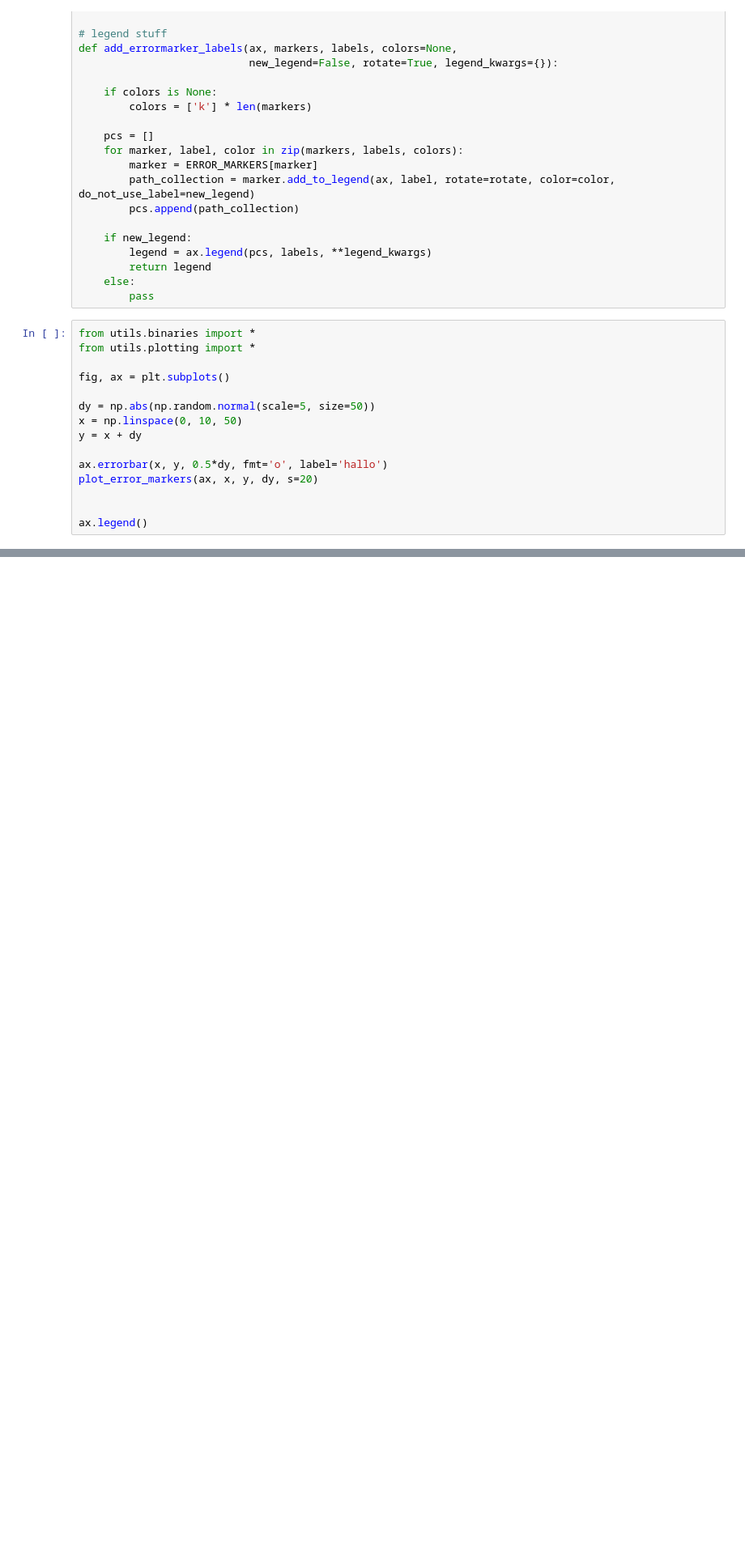
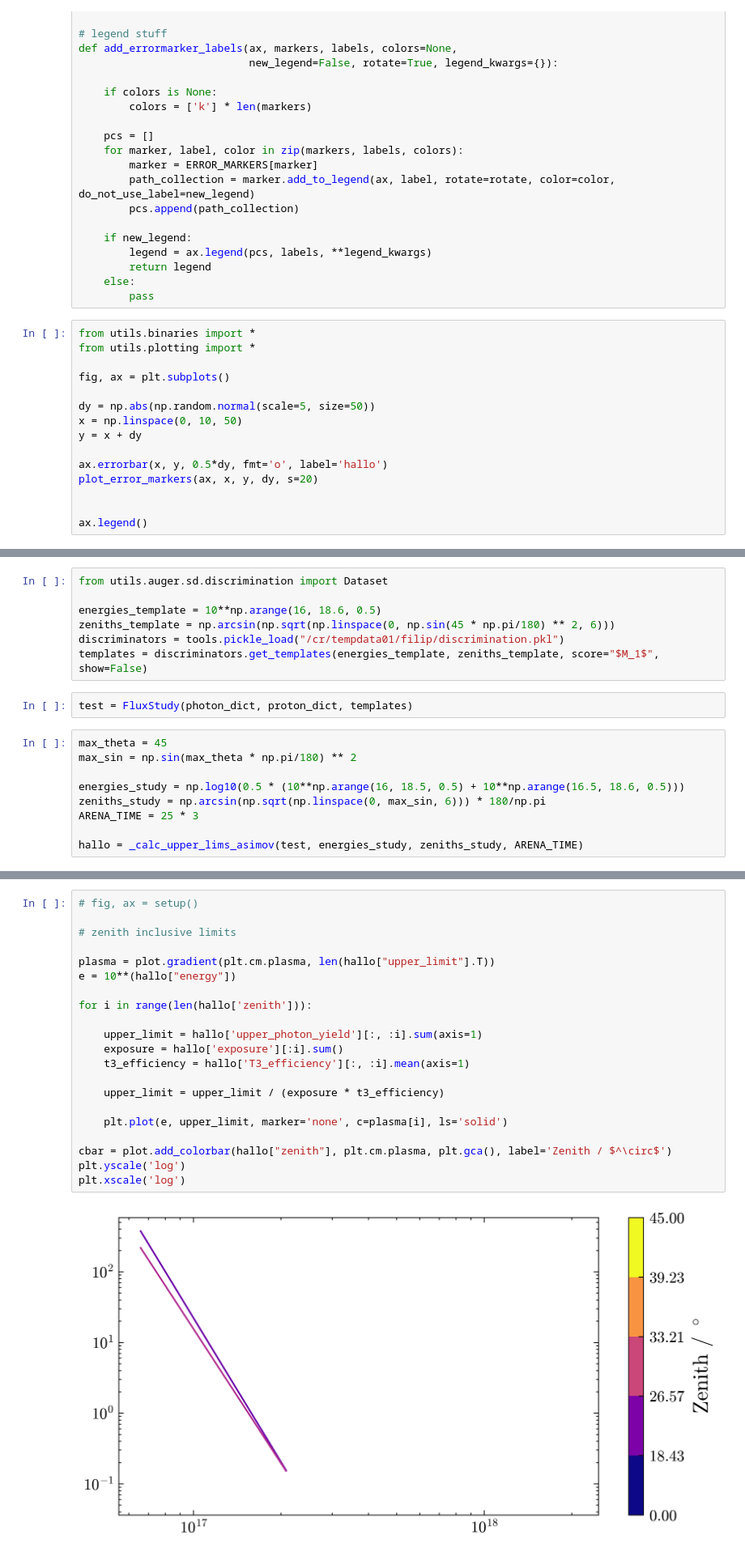
Before and after one commit to Quizznor/thesis-binaries, a Jupyter notebook: test_utils.ipynb, the cells around one changed output, grey strips where cells are left out. Shown at 81% size. Saved outputs shown, nothing was run; the diff lists cells and outputs as text; blank space fills up the shorter version.

```diff
--- a/test_utils.ipynb
+++ b/test_utils.ipynb
@@ -310,0 +474,18 @@ test = get_templates(data, 10**np.arange(16.5, 18.6, 0.5), np.linspace(0, np.pi/
+# %%
+from utils.auger.sd.discrimination import Dataset
+
+energies_template = 10**np.arange(16, 18.6, 0.5)
+zeniths_template = np.arcsin(np.sqrt(np.linspace(0, np.sin(45 * np.pi/180) ** 2, 6)))
+discriminators = tools.pickle_load("/cr/tempdata01/filip/discrimination.pkl")
+templates = discriminators.get_templates(energies_template, zeniths_template, score="$M_1$", show=False)
+# %%
+test = FluxStudy(photon_dict, proton_dict, templates)
+# %%
+max_theta = 45
+max_sin = np.sin(max_theta * np.pi/180) ** 2
+
+energies_study = np.log10(0.5 * (10**np.arange(16, 18.5, 0.5) + 10**np.arange(16.5, 18.6, 0.5)))
+zeniths_study = np.arcsin(np.sqrt(np.linspace(0, max_sin, 6))) * 180/np.pi
+ARENA_TIME = 25 * 3
+
+hallo = _calc_upper_lims_asimov(test, energies_study, zeniths_study, ARENA_TIME)
@@ -310,0 +747,23 @@ test = get_templates(data, 10**np.arange(16.5, 18.6, 0.5), np.linspace(0, np.pi/
+# %%
+# fig, ax = setup()
+
+# zenith inclusive limits
+
+plasma = plot.gradient(plt.cm.plasma, len(hallo["upper_limit"].T))
+e = 10**(hallo["energy"])
+
+for i in range(len(hallo['zenith'])):
+
+    upper_limit = hallo['upper_photon_yield'][:, :i].sum(axis=1)
+    exposure = hallo['exposure'][:i].sum()
+    t3_efficiency = hallo['T3_efficiency'][:, :i].mean(axis=1)
+
+    upper_limit = upper_limit / (exposure * t3_efficiency)
+
+    plt.plot(e, upper_limit, marker='none', c=plasma[i], ls='solid')
+
+cbar = plot.add_colorbar(hallo["zenith"], plt.cm.plasma, plt.gca(), label='Zenith / $^\circ$')
+plt.yscale('log')
+plt.xscale('log')
+# %% [output]
+[figure, added]
```
Also changed, not shown: parts of 23 cells of this notebook, 6 other files.
